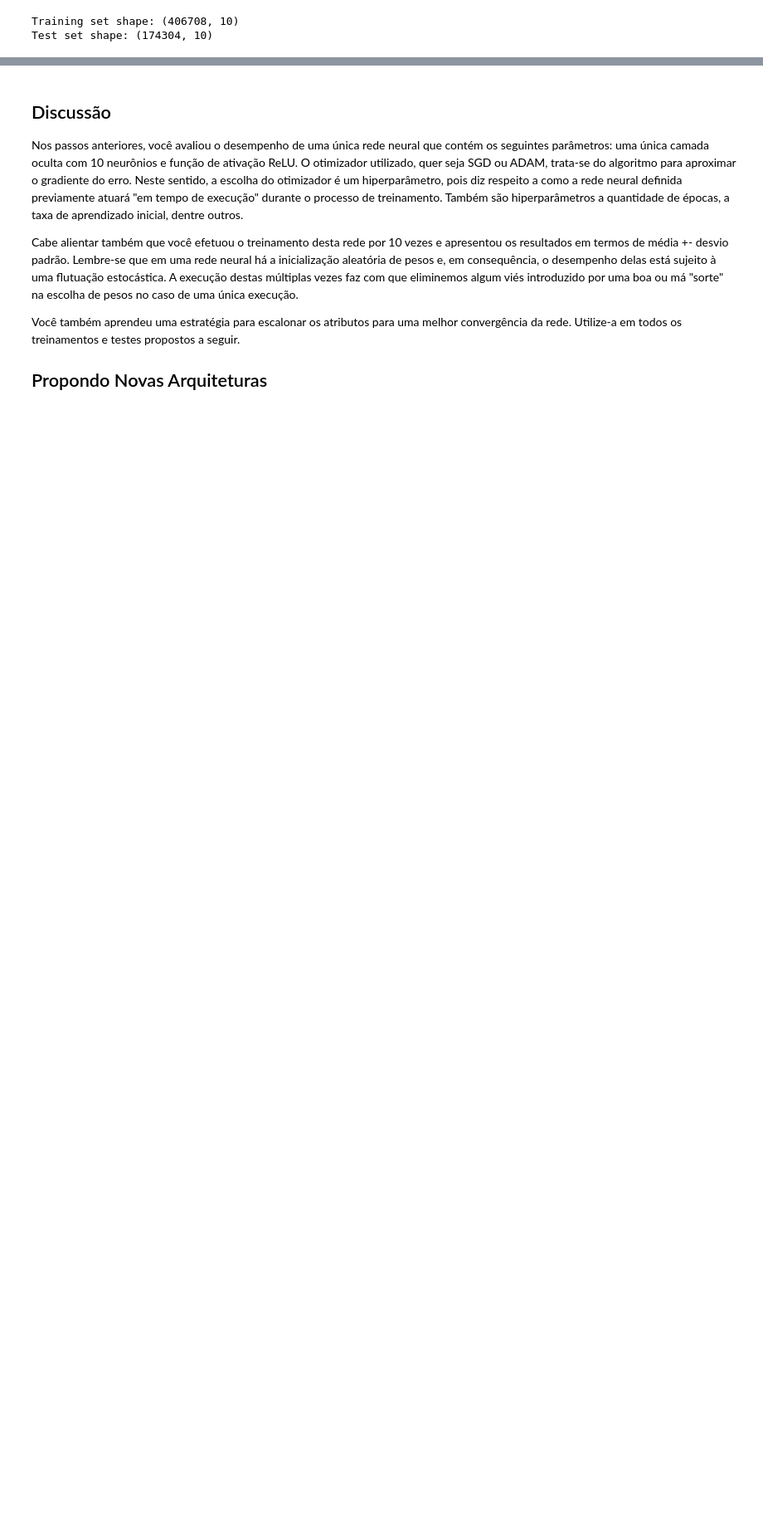
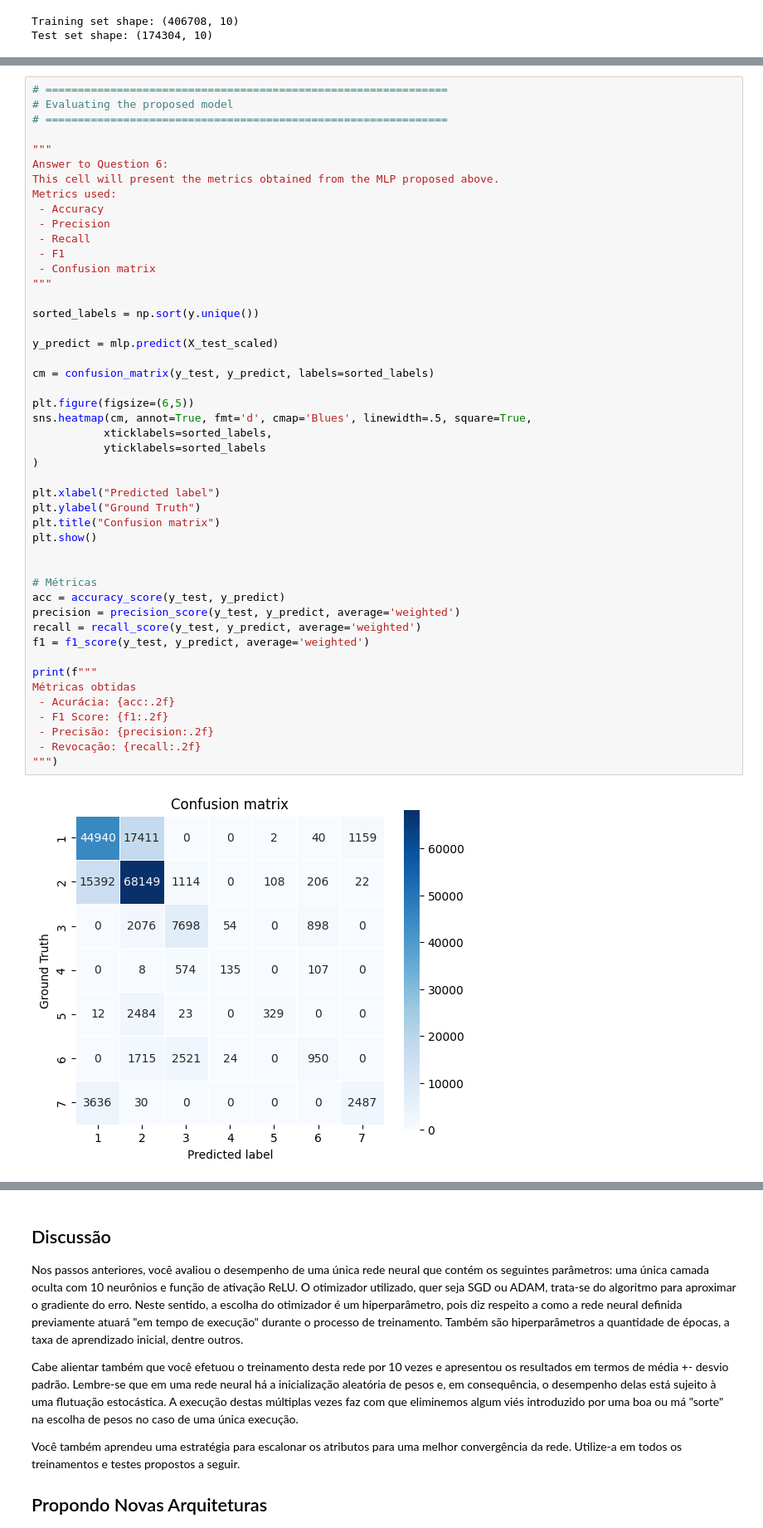
Before and after one commit to JulianaBallin/rna-forest-cover-type-prediction, a Jupyter notebook: notebooks/PP2.2.2 - Proposição e Avaliação de RNAs.ipynb, the cells around one changed output, grey strips where cells are left out. Shown: that part at 83% size. Drawn from its saved outputs; the diff is of its cells as text; blank space fills up the shorter version.

Commit message:
feat: add model creation and evaluation

```diff
--- a/notebooks/PP2.2.2 - Proposição e Avaliação de RNAs.ipynb
+++ b/notebooks/PP2.2.2 - Proposição e Avaliação de RNAs.ipynb
@@ -191,0 +241,49 @@ Scaled test data shape: (174304, 10)
+# %%
+# ==============================================================
+# Evaluating the proposed model
+# ==============================================================
+
+"""
+Answer to Question 6:
+This cell will present the metrics obtained from the MLP proposed above.
+Metrics used:
+ - Accuracy
+ - Precision
+ - Recall
+ - F1
+ - Confusion matrix
+"""
+
+sorted_labels = np.sort(y.unique())
+
+y_predict = mlp.predict(X_test_scaled)
+
+cm = confusion_matrix(y_test, y_predict, labels=sorted_labels)
+
+plt.figure(figsize=(6,5))
+sns.heatmap(cm, annot=True, fmt='d', cmap='Blues', linewidth=.5, square=True,
+           xticklabels=sorted_labels,
+           yticklabels=sorted_labels
+)
+
+plt.xlabel("Predicted label")
+plt.ylabel("Ground Truth")
+plt.title("Confusion matrix")
+plt.show()
+
+
+# Métricas
+acc = accuracy_score(y_test, y_predict)
+precision = precision_score(y_test, y_predict, average='weighted')
+recall = recall_score(y_test, y_predict, average='weighted')
+f1 = f1_score(y_test, y_predict, average='weighted')
+
+print(f"""
+Métricas obtidas
+ - Acurácia: {acc:.2f}
+ - F1 Score: {f1:.2f}
+ - Precisão: {precision:.2f}
+ - Revocação: {recall:.2f}
+""")
+# %% [output]
+[figure, added]
```
Also changed, not shown: parts of 14 cells of this notebook, 2 other files.
